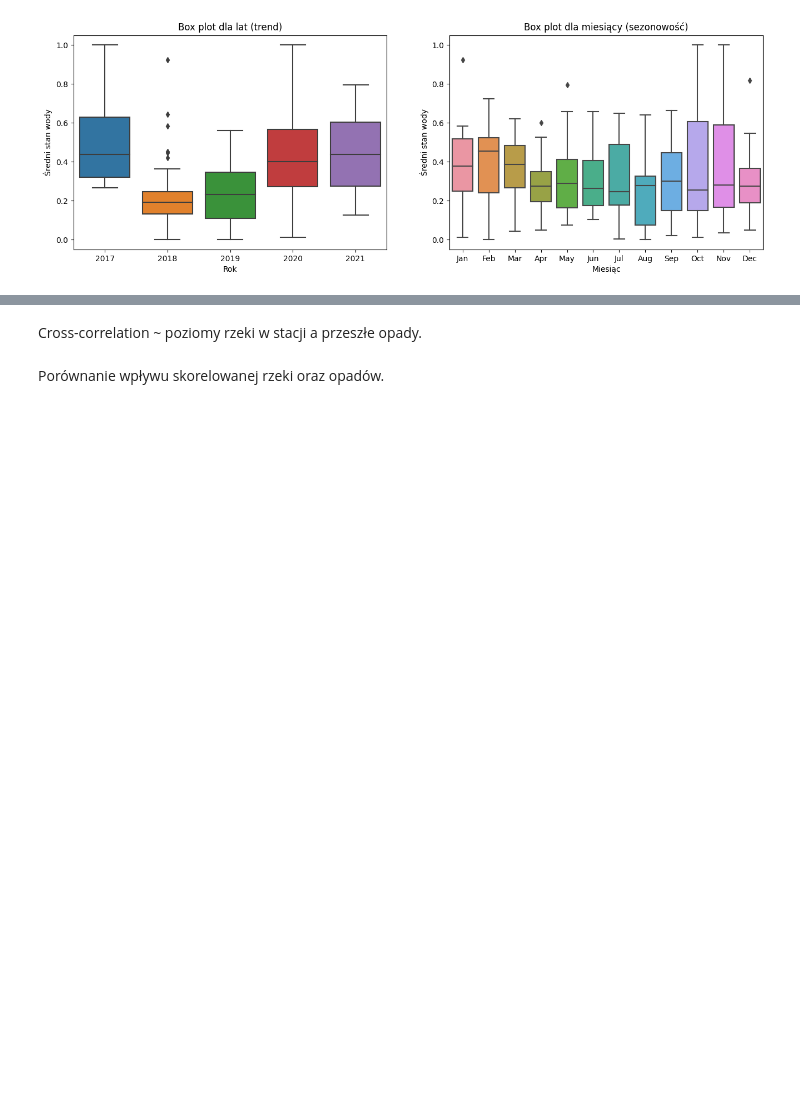
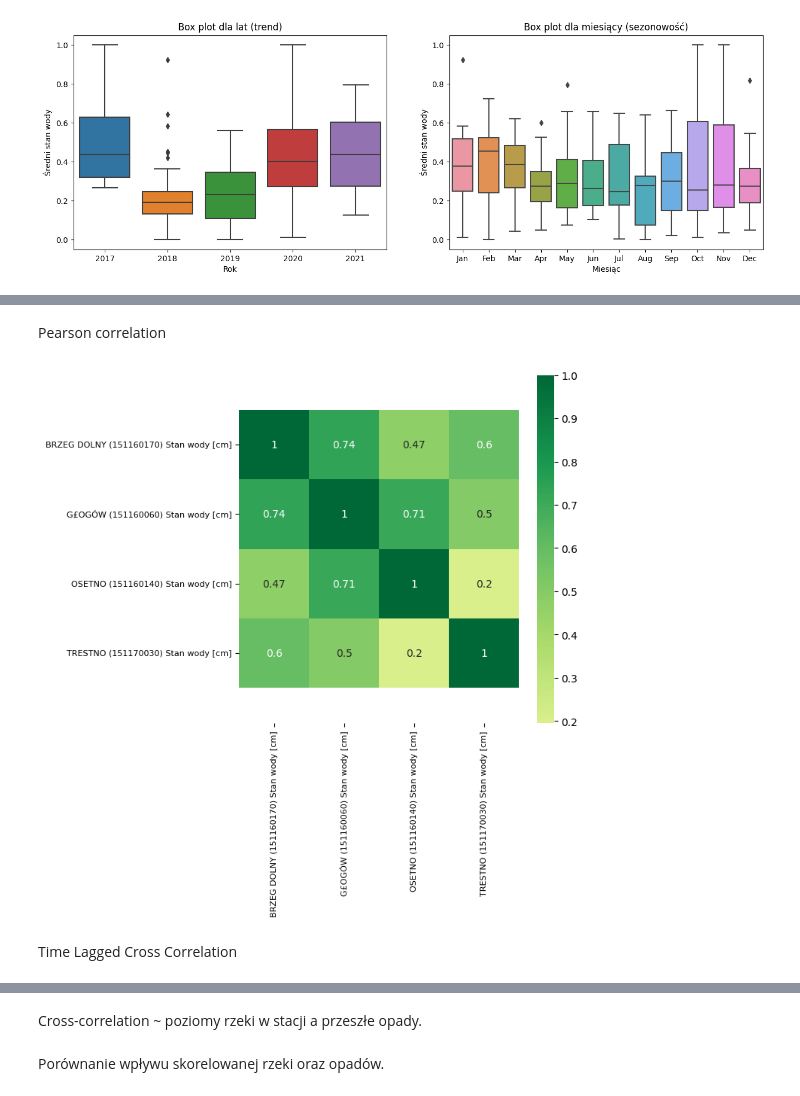
Before and after one commit to it4datascience/CuValley-Batmaja, a Jupyter notebook: expl_data_analysis/EDA.ipynb, the cells around one changed output, grey strips where cells are left out. Cells and saved outputs as stored; diff of their text form; code cells hidden in the pictures; blank space fills up the shorter version.

Commit message:
Started checking correlation

```diff
--- a/expl_data_analysis/EDA.ipynb
+++ b/expl_data_analysis/EDA.ipynb
@@ -257,0 +259,18 @@ Cross-correlation ~ poziomy rzeki w różnych stacjach
+# %%
+dataset_normalized = dataset.copy()
+
+for _, stations in hierarchy.iterrows():
+    water_level_col = create_col_name(stations["id_hydro"], stations["name_hydro"], water_level_suffix)
+    rain_col = create_col_name(stations["id_meteo"], stations["name_meteo"], rains_suffix)
+
+    # Level of water
+    dataset_normalized[water_level_col] = \
+        (dataset_normalized[water_level_col] - dataset_normalized[water_level_col].min())/\
+        (dataset_normalized[water_level_col].max() - dataset_normalized[water_level_col].min())
+    if stations['id_meteo']!=0:
+        # Rain
+        dataset_normalized[rain_col] = \
+            (dataset_normalized[rain_col] - dataset_normalized[rain_col].min())/\
+            (dataset_normalized[rain_col].max() - dataset_normalized[rain_col].min())
+
+dataset_normalized
@@ -257,0 +291,23 @@ Cross-correlation ~ poziomy rzeki w różnych stacjach
+# %% [markdown]
+Pearson correlation
+# %%
+# Plot
+plt.figure(figsize=(6, 6))
+ax = sns.heatmap(dataset_normalized[dataset_normalized.filter(regex=('Stan wody')).columns].corr(),
+                 xticklabels=dataset_normalized[dataset_normalized.filter(regex=('Stan wody')).columns].corr().columns,
+                 yticklabels=dataset_normalized[dataset_normalized.filter(regex=('Stan wody')).columns].corr().columns,
+                 cmap='RdYlGn',
+                 center=0,
+                 annot=True)
+
+# Decorations
+# plt.title('Correlogram of mtcars', fontsize=22)
+bottom, top = ax.get_ylim()
+ax.set_ylim(bottom + 0.5, top - 0.5)
+plt.xticks(fontsize=8)
+plt.yticks(fontsize=8)
+plt.show()
+# %% [output]
+[figure, added]
+# %% [markdown]
+Time Lagged Cross Correlation
```
Also changed, not shown: parts of 24 cells of this notebook.
